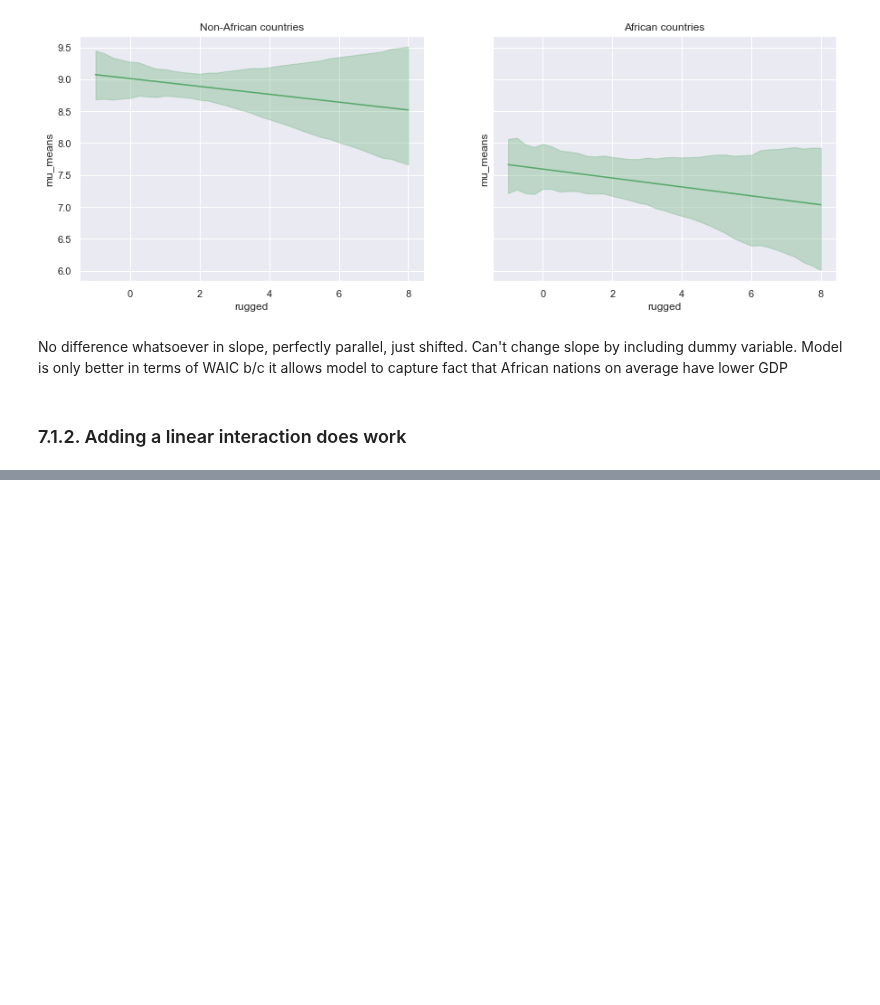
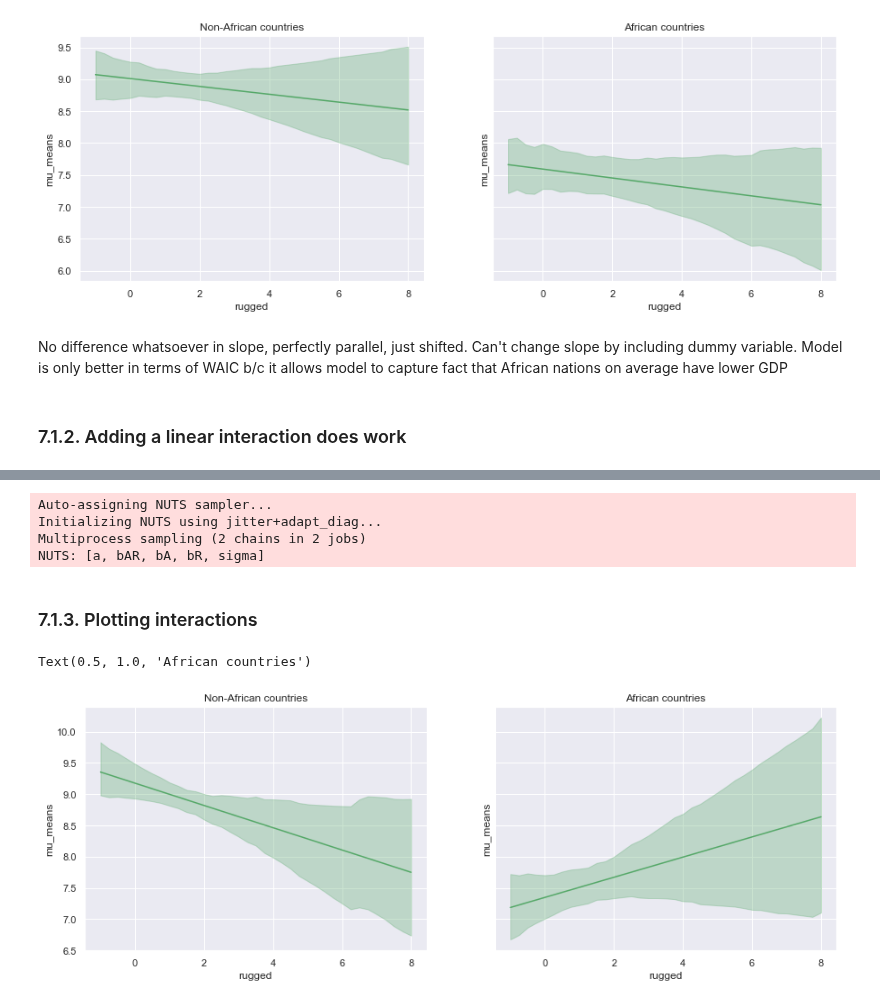
Before and after one commit to nwweber/statistical_rethinking, a Jupyter notebook: chapter_07_interactions.ipynb, the cells around one changed output, grey strips where cells are left out. Saved outputs shown, nothing was run; the diff lists cells and outputs as text; code cells hidden in the pictures; blank space fills up the shorter version.

```diff
--- a/chapter_07_interactions.ipynb
+++ b/chapter_07_interactions.ipynb
@@ -205,21 +355,3 @@ Auto-assigning NUTS sampler...
 Initializing NUTS using jitter+adapt_diag...
 Multiprocess sampling (2 chains in 2 jobs)
 NUTS: [a, bA, bR, sigma]
-# %%
-class FittedModel(object):
-    """
-    Container to hold pymc3 model together with its mcmc trace and theano shared variables for prediction
-    """
-
-    def __init__(self, model, trace, predictor_dict):
-        """
-        model: pymc3 model
-        trace: pymc3 trace for model
-        predictor_dict = {'predictor_n': theano_tensor_n}
-        """
-        self.model = model
-        self.trace = trace
-        self.predictor_dict = predictor_dict
-
-    def _repr_latex_(self):
-        return self.model._repr_latex_()
@@ -338,0 +477,60 @@ No difference whatsoever in slope, perfectly parallel, just shifted. Can't chang
+# %%
+# Code 7.9
+
+dataset = dd
+
+with pm.Model() as model:
+
+    sigma = pm.Uniform('sigma', 0, 10)
+
+    bR = pm.Normal('bR', 0, 1)
+    bA = pm.Normal('bA', 0, 1)
+    bAR = pm.Normal('bAR', 0, 1)
+
+    a = pm.Normal('a', 8, 100)
+
+    rugged = theano.shared(dataset.rugged.values)
+    cont_africa = theano.shared(dataset.cont_africa.values)
+
+    mu = pm.Deterministic('mu', a + bR * rugged + bAR * rugged * cont_africa + bA * cont_africa)
+    log_gdp = pm.Normal('log_gdp', mu, sigma, observed=dataset.log_gdp)
+
+    trace = pm.sample(1000, tune=1000, progressbar=False)
+
+fit_m_7_5_b = FittedModel(model, trace, {'rugged': rugged, 'cont_africa': cont_africa})
+# %% [output]
+Auto-assigning NUTS sampler...
+Initializing NUTS using jitter+adapt_diag...
+Multiprocess sampling (2 chains in 2 jobs)
+NUTS: [a, bAR, bA, bR, sigma]
+# %% [markdown]
+### 7.1.3. Plotting interactions
+# %%
+# Code 7.10
+
+# range of x-values
+rugged_values = np.arange(-1, 8.25, 0.25)
+
+# dataframes with predictor values
+d_not_africa = pd.DataFrame({'rugged': rugged_values, 'cont_africa': 0})
+d_africa = pd.DataFrame({'rugged': rugged_values, 'cont_africa': 1})
+
+# create mu samples for posterior estimates based on above data
+mu_not_africa = fit_m_7_5.sample_mu(d_not_africa)
+mu_africa = fit_m_7_5.sample_mu(d_africa)
+# %%
+# x/y variable names
+x = 'rugged'
+y = 'mu_means'
+
+# plots
+fig, axes_array = plt.subplots(nrows=1, ncols=2, figsize=(15, 5), sharey=True)
+
+ax = create_plot_scatter_with_predicted_means(d_not_africa, mu_not_africa, x, y, axes_array[0], plot_y=False)
+ax.set_title('Non-African countries')
+
+ax = create_plot_scatter_with_predicted_means(d_africa, mu_africa, x, y, axes_array[1], plot_y=False)
+ax.set_title('African countries')
+# %% [output]
+Text(0.5, 1.0, 'African countries')
+[figure, added]
```
Also changed, not shown: parts of 23 cells of this notebook.
